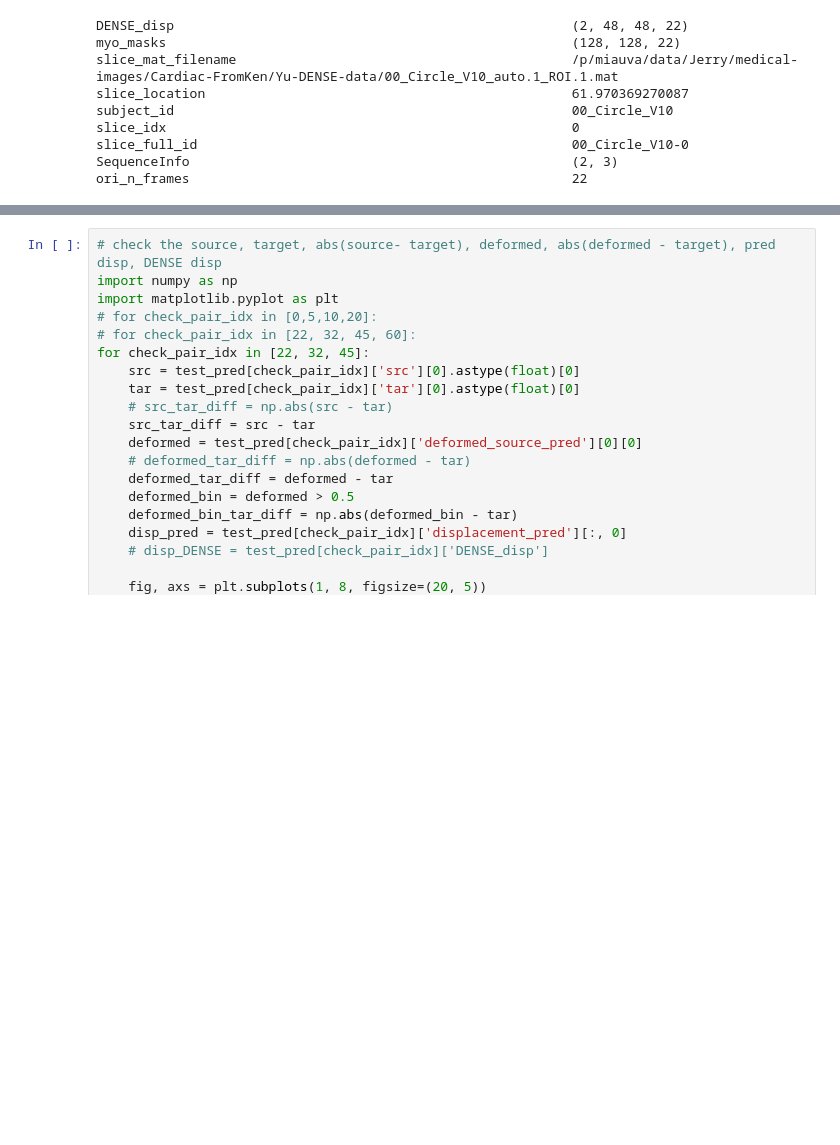
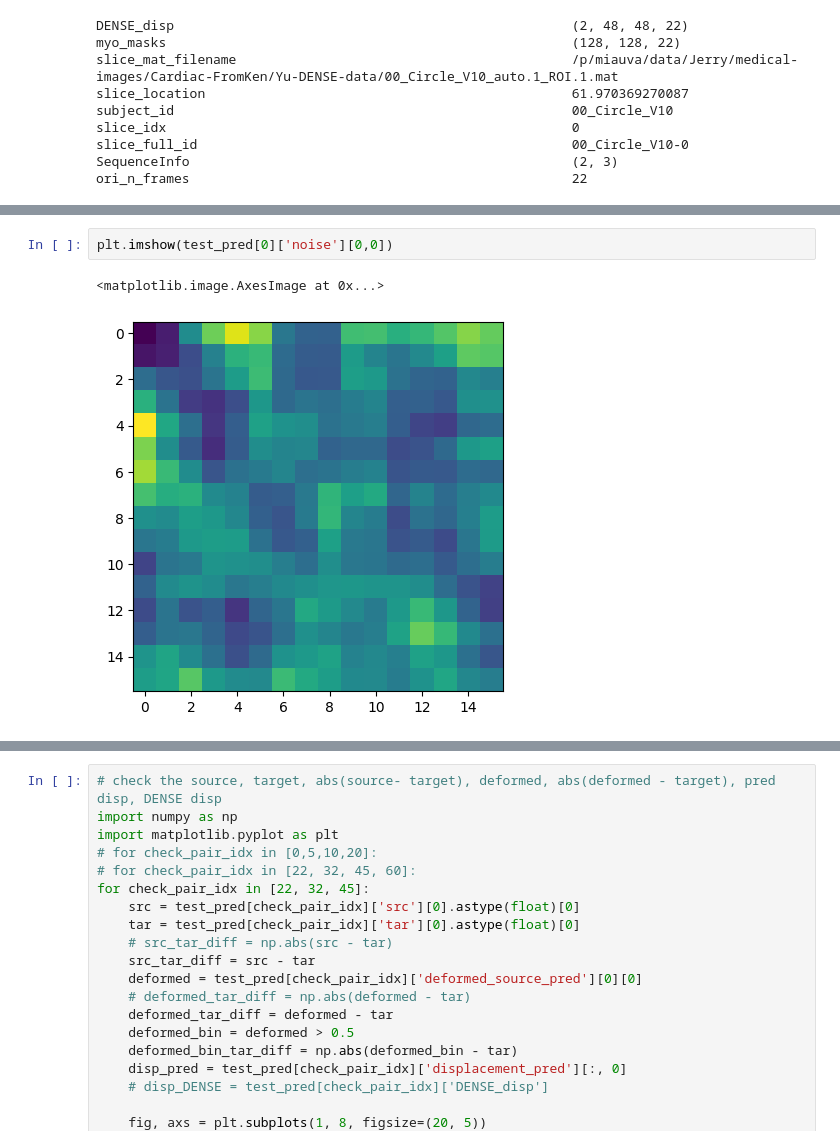
Before and after one commit to jr-xing/LaMoD, a Jupyter notebook: notebooks/pretrain-diffusion.ipynb, the cells around one changed output, grey strips where cells are left out. Saved outputs shown, nothing was run; the diff lists cells and outputs as text; blank space fills up the shorter version.

```diff
--- a/notebooks/pretrain-diffusion.ipynb
+++ b/notebooks/pretrain-diffusion.ipynb
@@ -347,3 +352,8 @@ test_loss_dict:  {'test/registration_reconstruction': 4.524692058563232, 'test/t
+# %%
+plt.imshow(test_pred[0]['noise'][0,0])
+# %% [output]
+<matplotlib.image.AxesImage at 0x...>
+[figure, added]
 # %%
 # check the source, target, abs(source- target), deformed, abs(deformed - target), pred disp, DENSE disp
 import numpy as np
```
Also changed, not shown: parts of 16 cells of this notebook, 5 other files.
